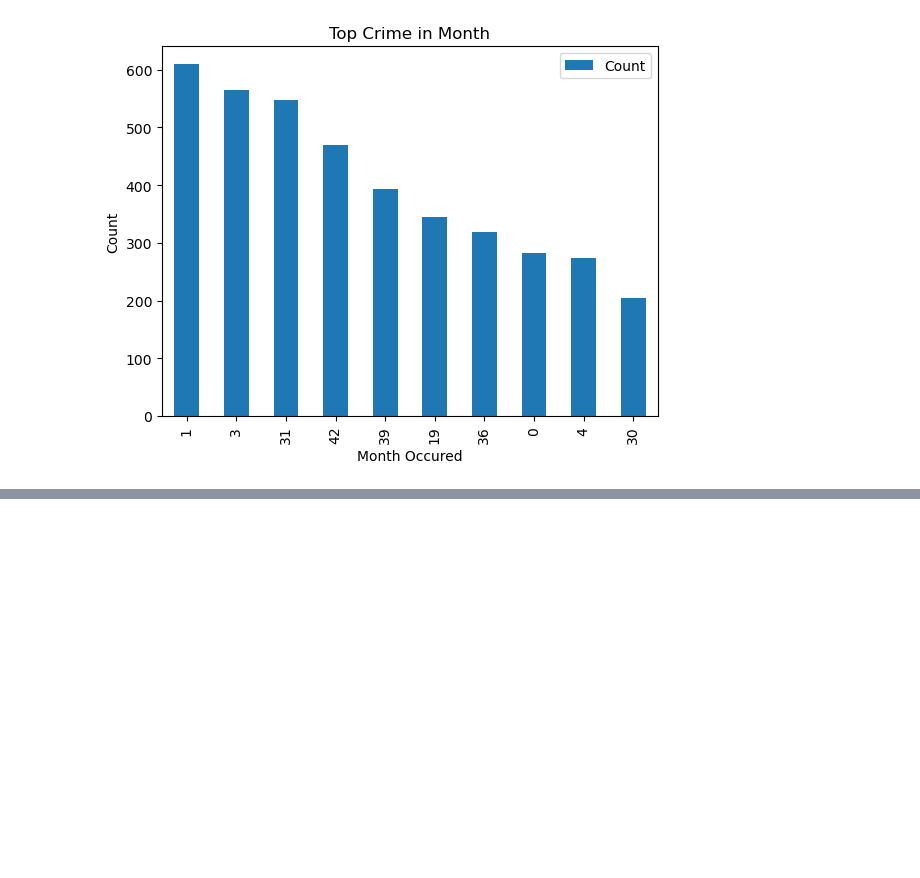
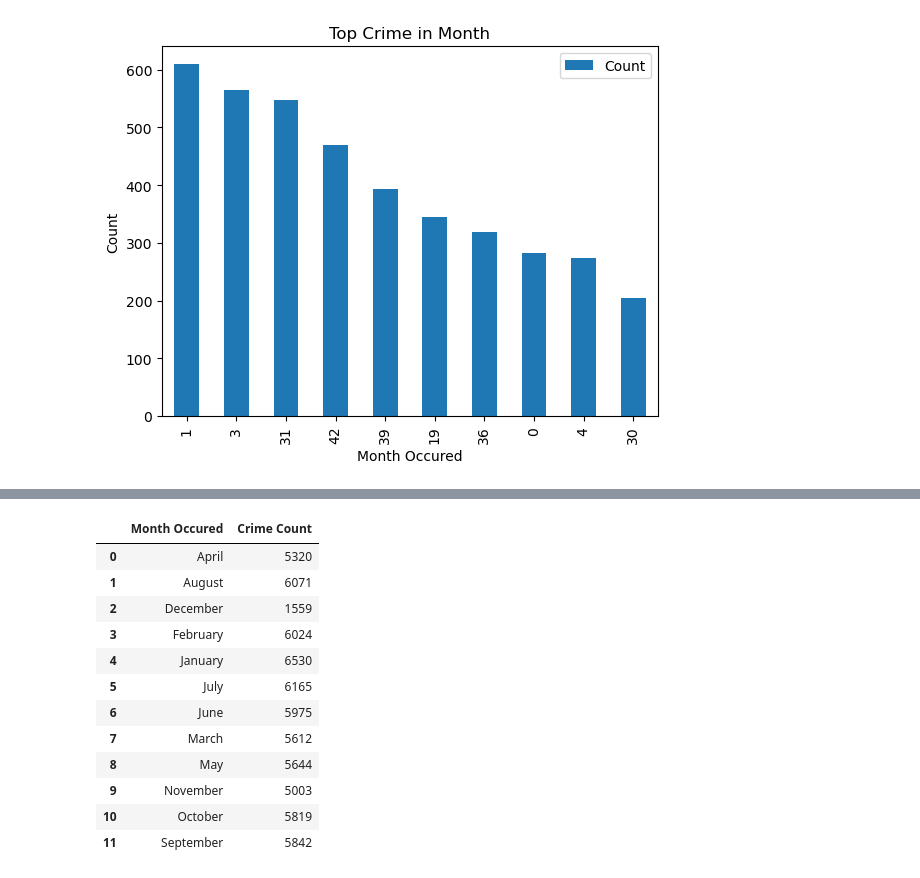
Before and after one commit to Uhuegbu23/crime_unemployment_data, a Jupyter notebook: notebooks/louisville_crime.ipynb, the cells around one changed output, grey strips where cells are left out. Cells and saved outputs as stored; diff of their text form; code cells hidden in the pictures; blank space fills up the shorter version.

```diff
--- a/notebooks/louisville_crime.ipynb
+++ b/notebooks/louisville_crime.ipynb
@@ -434,0 +496,3 @@ top_crimes_by_month.head(10).plot(kind="bar", xlabel='Month Occured', ylabel='Co
+# %%
+crime_count_by_Month = louisville_crime_df.groupby('Month Occured').size()
+crime_count_by_Month
@@ -434,0 +514,16 @@ top_crimes_by_month.head(10).plot(kind="bar", xlabel='Month Occured', ylabel='Co
+# %%
+crime_count_by_Month.reset_index(name='Crime Count')
+# %% [output]
+|  | Month Occured | Crime Count |
+| 0 | April | 5320 |
+| 1 | August | 6071 |
+| 2 | December | 1559 |
+| 3 | February | 6024 |
+| 4 | January | 6530 |
+| 5 | July | 6165 |
+| 6 | June | 5975 |
+| 7 | March | 5612 |
+| 8 | May | 5644 |
+| 9 | November | 5003 |
+| 10 | October | 5819 |
+| 11 | September | 5842 |
```
Also changed, not shown: parts of 14 cells of this notebook.
